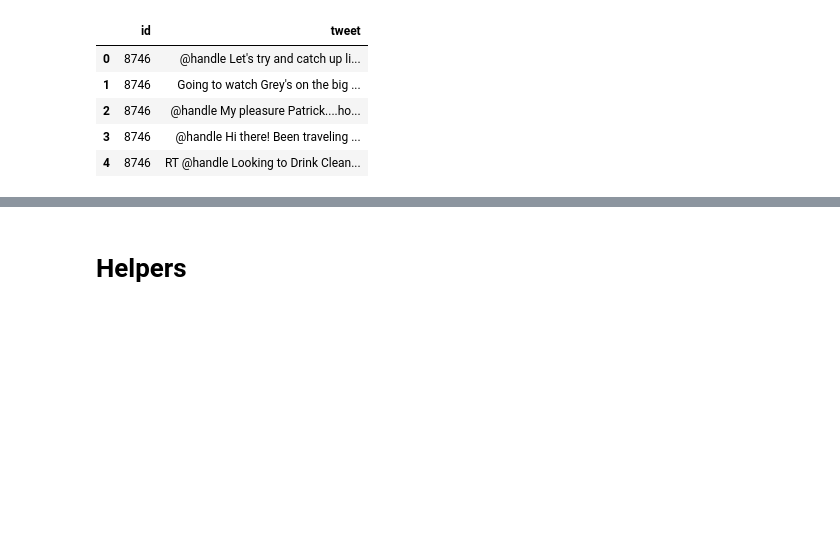
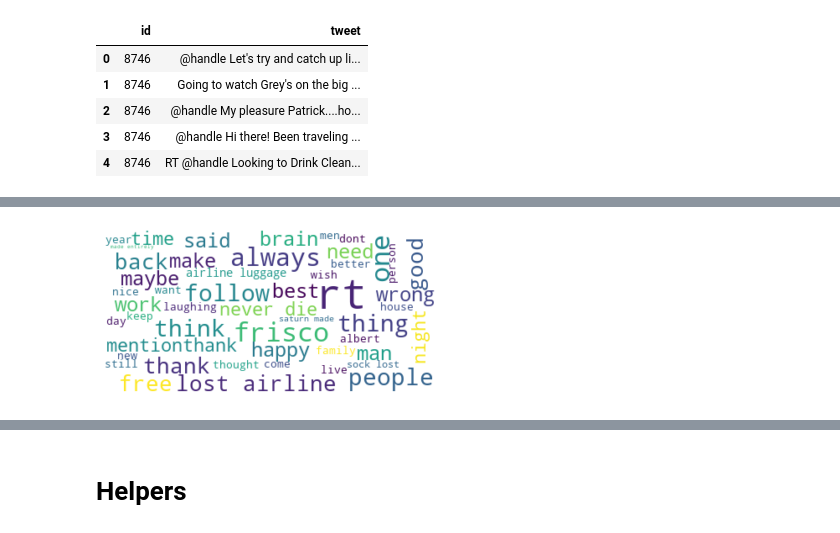
Before and after one commit to deshwalmahesh/NLP-Author-Classification-Tweets, a Jupyter notebook: Solution.ipynb, the cells around one changed output, grey strips where cells are left out. Cells and saved outputs as stored; diff of their text form; code cells hidden in the pictures; blank space fills up the shorter version.

Commit message:
wordcloud

```diff
--- a/Solution.ipynb
+++ b/Solution.ipynb
@@ -57,0 +93,10 @@ df.head()
+# %%
+text= ''.join(df[df['id']==4185]['tweet'].values.tolist()) # get tweets of user who has tweeted most
+
+wordcloud = WordCloud(max_font_size=50, max_words=50, background_color="white").generate(text)
+plt.figure()
+plt.imshow(wordcloud, interpolation="bilinear")
+plt.axis("off")
+plt.show()
+# %% [output]
+[figure, added]
```
Also changed, not shown: parts of 9 cells of this notebook.
